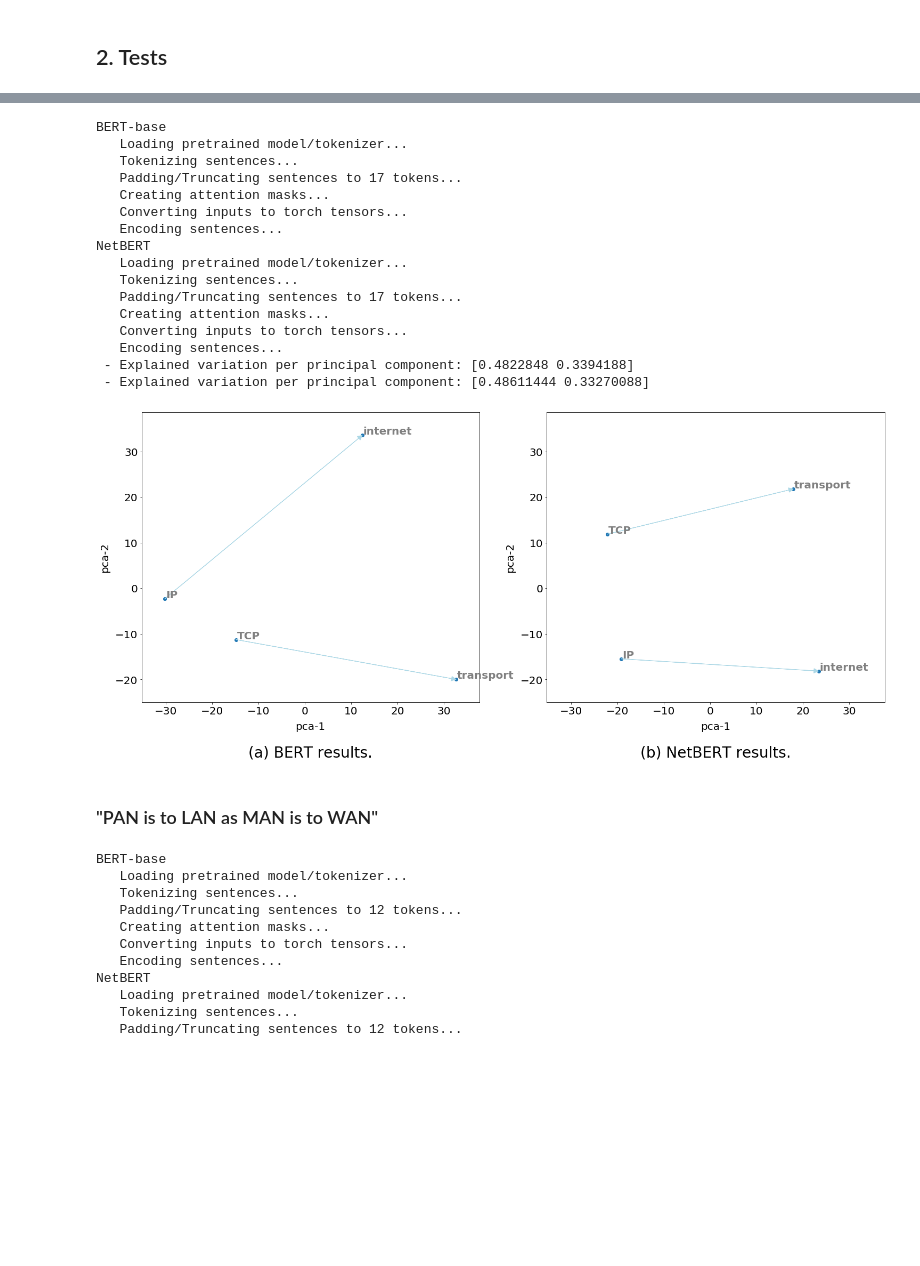
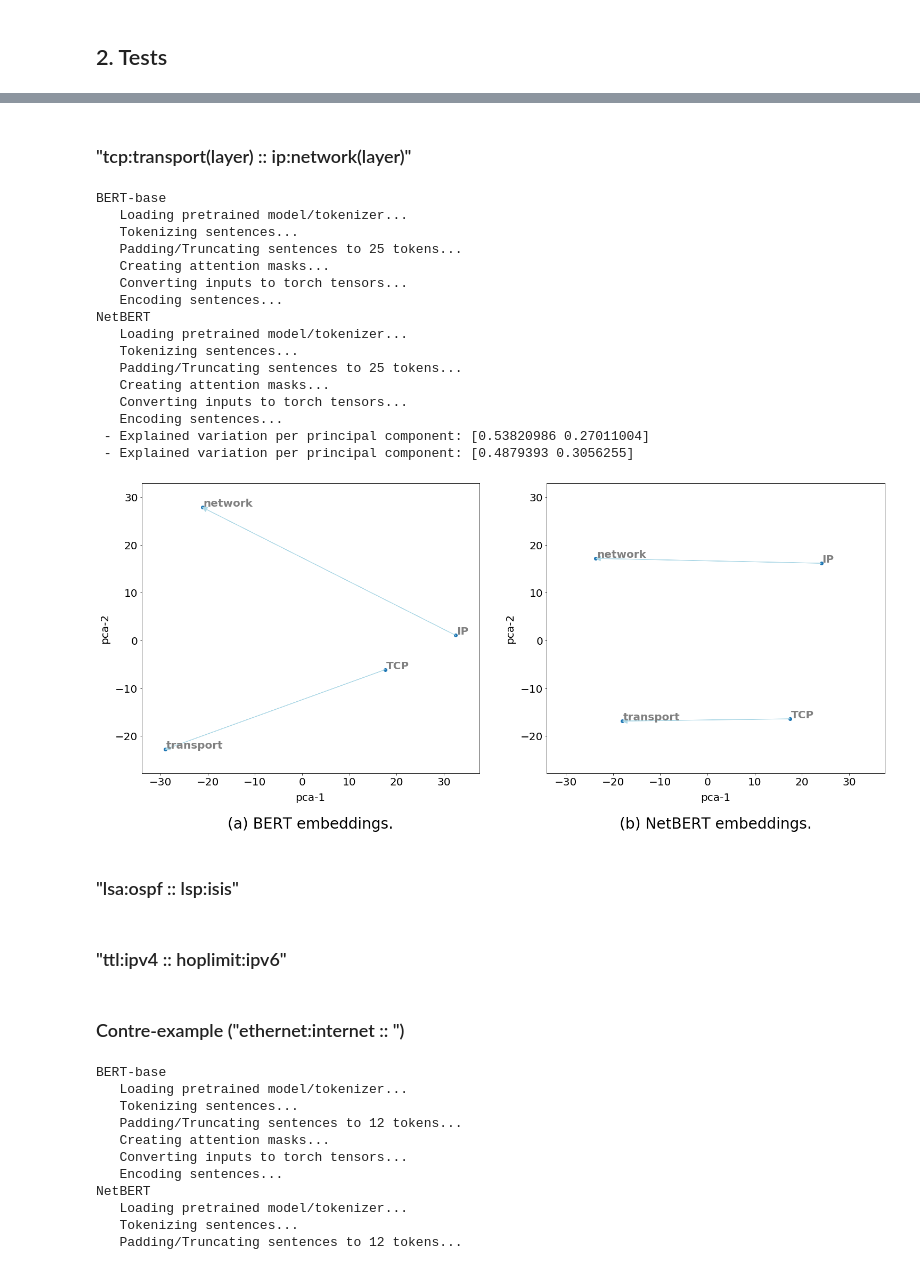
Before and after one commit to ant-louis/netbert, a Jupyter notebook: intrinsic_evaluation/word_analogies.ipynb, the cells around one changed output, grey strips where cells are left out. Cells and saved outputs as stored; diff of their text form; code cells hidden in the pictures; blank space fills up the shorter version.

Commit message:
Modifs word analogy examples

```diff
--- a/intrinsic_evaluation/word_analogies.ipynb
+++ b/intrinsic_evaluation/word_analogies.ipynb
@@ -193,8 +193,8 @@ def run_all(sentences, words_of_interest, relationships, fig_name):
     fig, (ax1, ax2) = plt.subplots(nrows=1, ncols=2, figsize=(25,10))
     tmp_df = pd.concat([bert_pca_df, netbert_pca_df], ignore_index=True)
     limits = [(tmp_df['pca-one'].min()-5, tmp_df['pca-one'].max()+5), (tmp_df['pca-two'].min()-5, tmp_df['pca-two'].max()+5)]
-    plot_relationships(bert_pca_df, relationships, ax1, '(a) BERT results.', limits)
-    plot_relationships(netbert_pca_df, relationships, ax2, '(b) NetBERT results.', limits)
+    plot_relationships(bert_pca_df, relationships, ax1, '(a) BERT embeddings.', limits)
+    plot_relationships(netbert_pca_df, relationships, ax2, '(b) NetBERT embeddings.', limits)
     fig.savefig("./figures/word_analogy_"+ fig_name +".pdf", bbox_inches='tight')
     return
 # %% [markdown]
@@ -296,28 +296,31 @@ NetBERT
+# %% [markdown]
+### "tcp:transport(layer) :: ip:network(layer)"
 # %%
-sentences = ["TCP is one of the main protocols of the Internet protocol suite.",
-             "The transport layer is one of the network stack in the Internet protocol suite.",
-             "IP is one of the main protocols of the Internet protocol suite.",
-             "The internet layer is one of the network stack in the Internet protocol suite."]
-words_of_interest = ['TCP', 'transport', 'IP', 'internet']
-relationships = [('TCP', 'transport'),('IP', 'internet')]
+sentences = ["TCP is one of the main protocols of the Internet protocol suite used in the transport layer.",
+             "The transport layer is the layer from the OSI model that provides host-to-host communication services for applications.",
+             "IP is the principal communications protocol of the Internet protocol suite used in the network layer.",
+             "The network layer is the layer from the OSI model that is responsible for packet forwarding."
+]
+words_of_interest = ['TCP', 'transport', 'IP', 'network']
+relationships = [('TCP', 'transport'),('IP', 'network')]
 run_all(sentences, words_of_interest, relationships, fig_name="tcp_ip")
 # %% [output]
 BERT-base
    Loading pretrained model/tokenizer...
    Tokenizing sentences...
-   Padding/Truncating sentences to 17 tokens...
+   Padding/Truncating sentences to 25 tokens...
    Creating attention masks...
    Converting inputs to torch tensors...
    Encoding sentences...
 NetBERT
    Loading pretrained model/tokenizer...
    Tokenizing sentences...
-   Padding/Truncating sentences to 17 tokens...
+   Padding/Truncating sentences to 25 tokens...
    Creating attention masks...
    Converting inputs to torch tensors...
    Encoding sentences...
- - Explained variation per principal component: [0.4822848 0.3394188]
- - Explained variation per principal component: [0.48611444 0.33270088]
+ - Explained variation per principal component: [0.53820986 0.27011004]
+ - Explained variation per principal component: [0.4879393 0.3056255]
-[figure, old version]
+[figure, new version]
-# %% [markdown]
-### "PAN is to LAN as MAN is to WAN"
+# %% [markdown]
+### "lsa:ospf :: lsp:isis"
@@ -324,3 +333,7 @@ NetBERT
+# %% [markdown]
+### "ttl:ipv4 :: hoplimit:ipv6"
+# %% [markdown]
+### Contre-example ("ethernet:internet :: ")
 # %%
 sentences = ["Ethernet is a computer network technology.",
              "A LAN is a type of computer network.",
```
Also changed, not shown: parts of 10 cells of this notebook, 4 other files.
